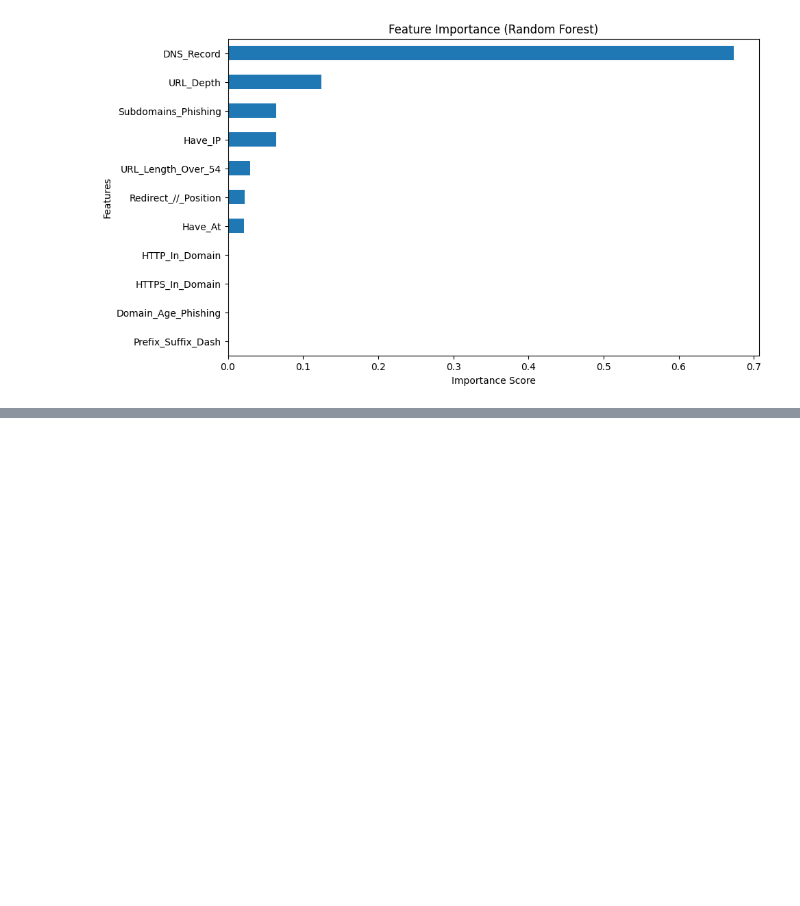
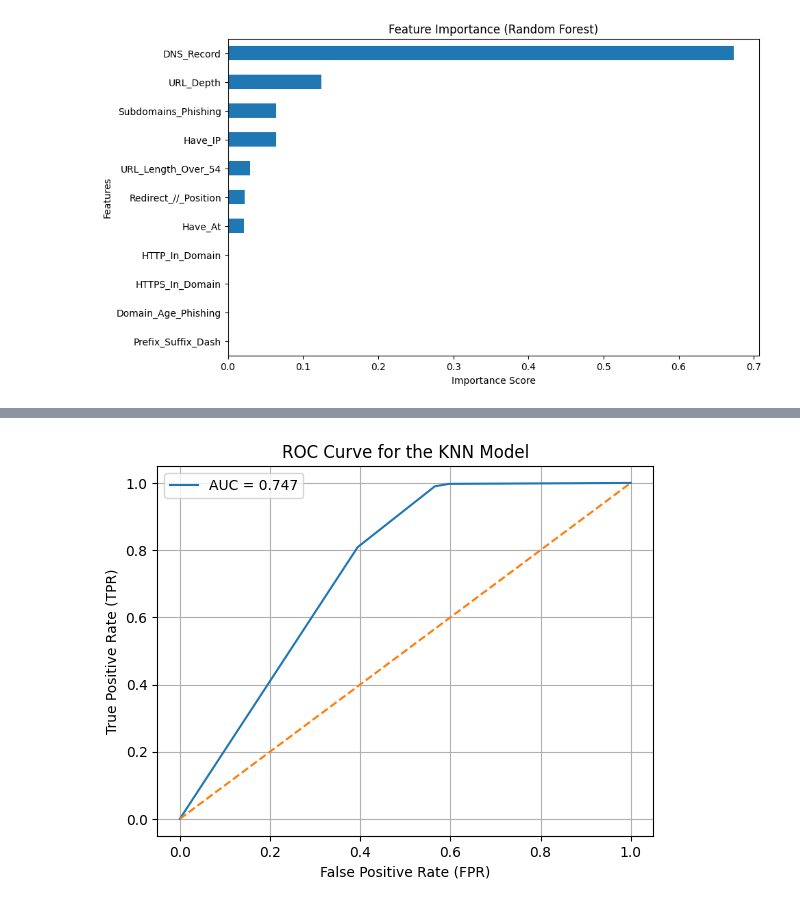
Before and after one commit to ElecSpartan/Big-Data-Project, a Jupyter notebook: BigData.ipynb, the cells around one changed output, grey strips where cells are left out. Saved outputs shown, nothing was run; the diff lists cells and outputs as text; code cells hidden in the pictures; blank space fills up the shorter version.

Commit message:
Added the KNN Model

```diff
--- a/BigData.ipynb
+++ b/BigData.ipynb
@@ -341,0 +349,10 @@ plt.show()
+# %%
+# Creating the KNN model
+k_nearest_neighbors_model = KNeighborsClassifier(
+    n_neighbors = 3,
+    metric = 'euclidean',
+    weights = 'uniform'
+)
+
+# Training the KNN model
+k_nearest_neighbors_model.fit(x_train, y_train)
@@ -341,0 +408,17 @@ plt.show()
+# %%
+# Calculating the ROC curve and the area under it (AUC)
+y_prop_knn = k_nearest_neighbors_model.predict_proba(x_test)[:, 1]
+knn_fpr, knn_tpr, knn_thresholds = roc_curve(y_test, y_prop_knn)
+knn_auc = auc(knn_fpr, knn_tpr)
+# %%
+# Plotting the ROC curve (with AUC label)
+plt.plot(knn_fpr, knn_tpr, label='AUC = {:.3f}'.format(knn_auc))
+plt.plot([0, 1], [0, 1], '--')
+plt.title('ROC Curve for the KNN Model')
+plt.xlabel('False Positive Rate (FPR)')
+plt.ylabel('True Positive Rate (TPR)')
+plt.legend()
+plt.grid(True)
+plt.show()
+# %% [output]
+[figure, added]
```
Also changed, not shown: parts of 11 cells of this notebook.
